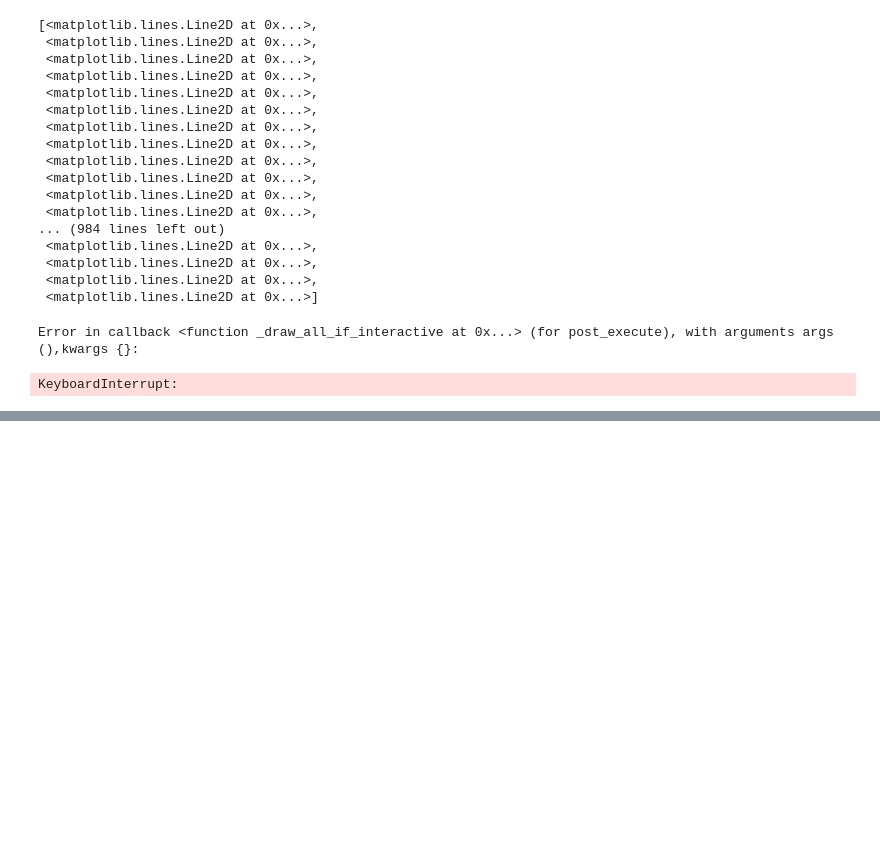
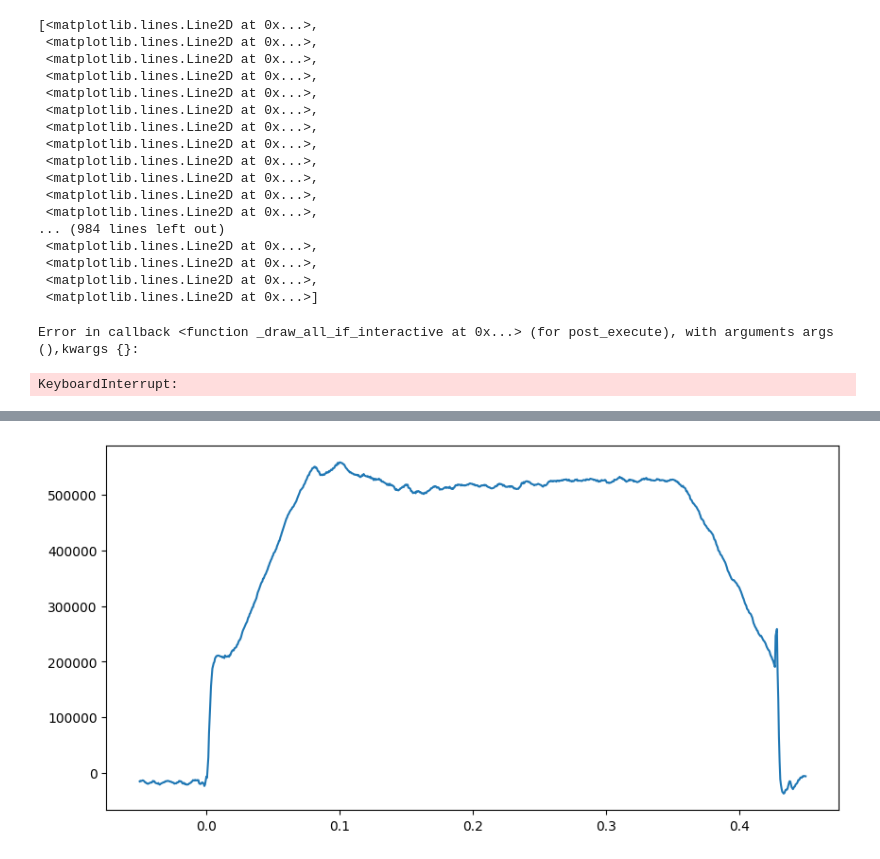
Before and after one commit to LouisBrusset/ITER-physical-parameters-with-SciNet, a Jupyter notebook: notebooks/visualyse_dataset.ipynb, the cells around one changed output, grey strips where cells are left out. Cells and saved outputs as stored; diff of their text form; code cells hidden in the pictures; blank space fills up the shorter version.

```diff
--- a/notebooks/visualyse_dataset.ipynb
+++ b/notebooks/visualyse_dataset.ipynb
@@ -134,0 +161,12 @@ KeyboardInterrupt:
+# %%
+shot_id = 5000
+# %%
+# Print ip
+
+ip = ds.isel(shot_id=shot_id).ip.values
+time = ds.isel(shot_id=shot_id).time.values
+plt.figure(figsize=(10, 5))
+plt.plot(time, ip, label=f"Shot ID: {shot_id}")
+plt.show()
+# %% [output]
+[figure, added]
```
Also changed, not shown: parts of 9 cells of this notebook, 1 other file.
